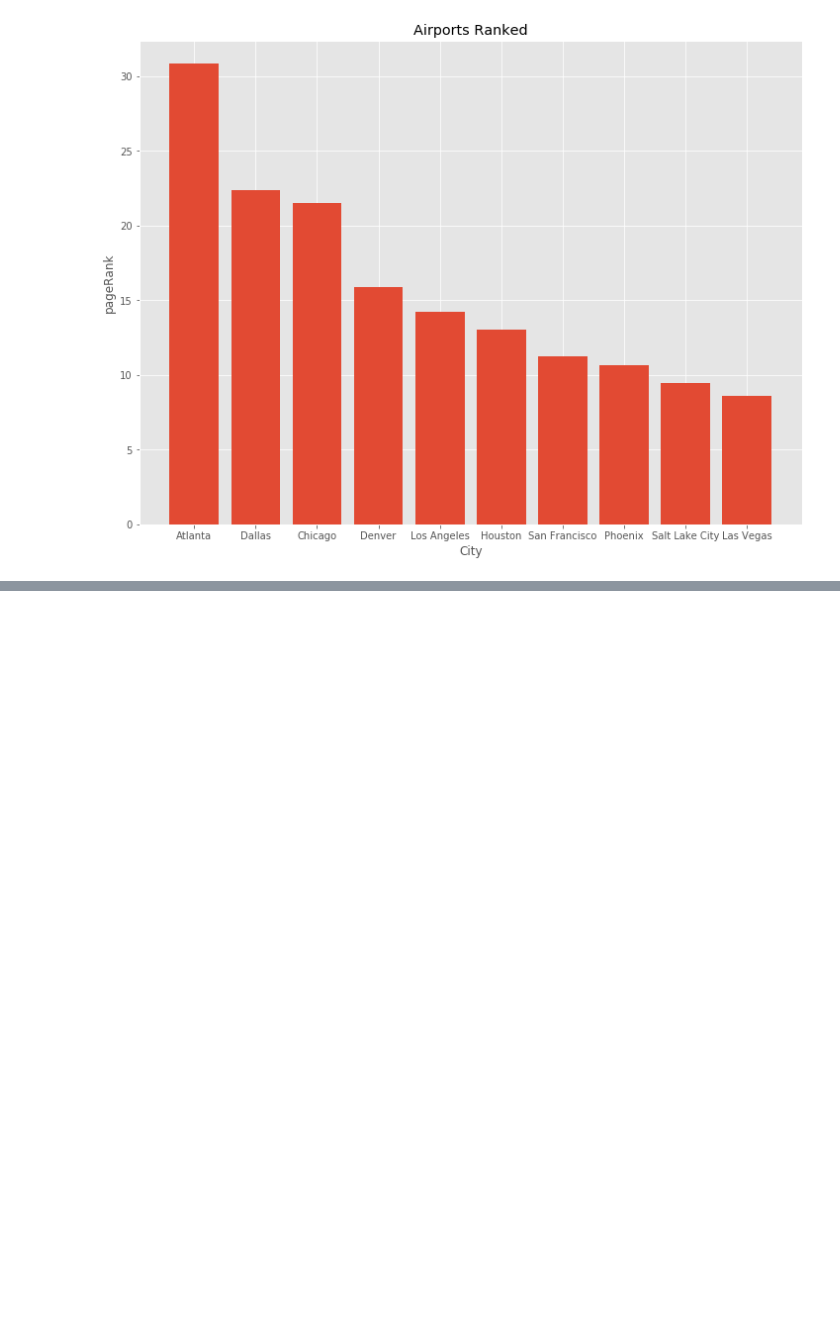
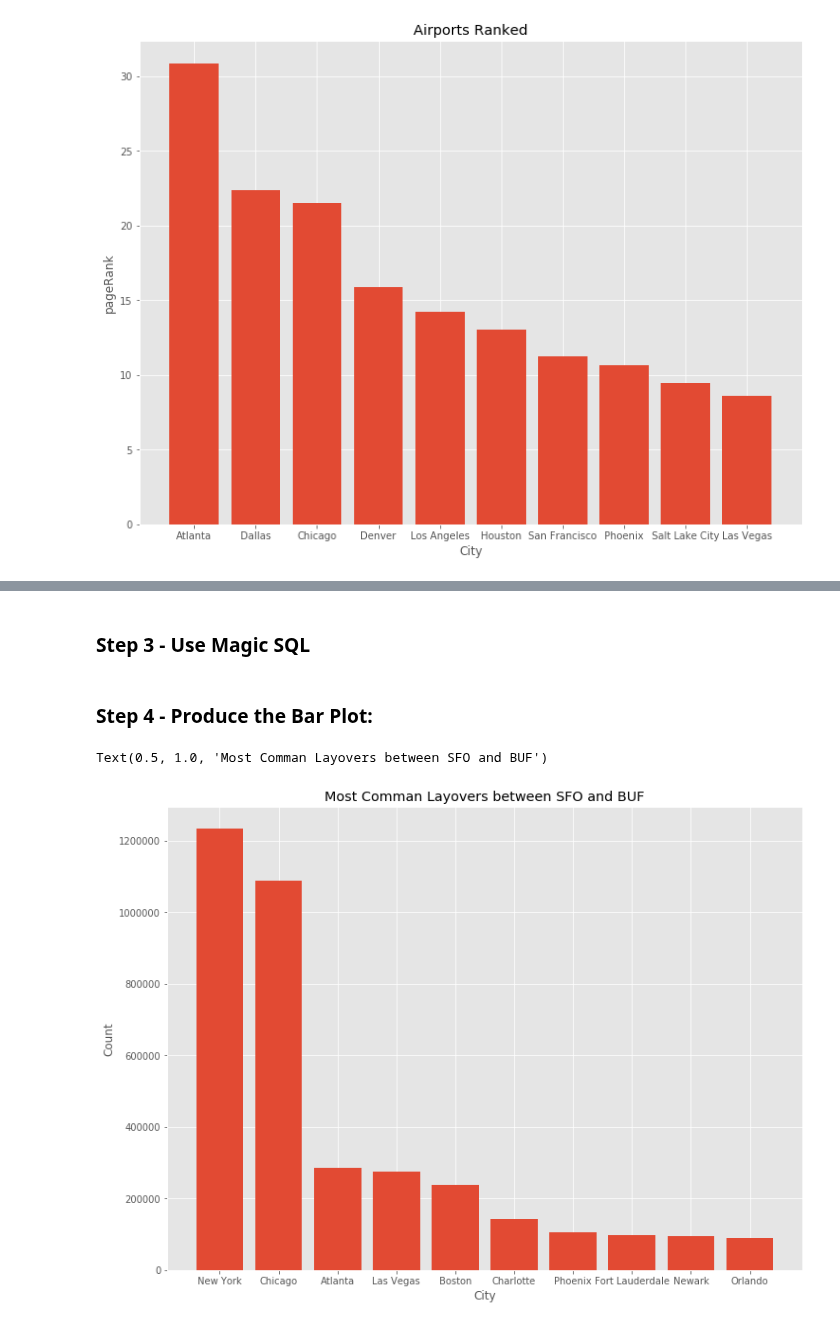
Before and after one commit to ylee9107/PySpark_myLearning, a Jupyter notebook: Project 7 - GraphFrames and Graph Theory/PySpark - GraphFrames and Graph Theory.ipynb, the cells around one changed output, grey strips where cells are left out. Drawn from its saved outputs; the diff is of its cells as text; code cells hidden in the pictures; blank space fills up the shorter version.

```diff
--- a/Project 7 - GraphFrames and Graph Theory/PySpark - GraphFrames and Graph Theory.ipynb
+++ b/Project 7 - GraphFrames and Graph Theory/PySpark - GraphFrames and Graph Theory.ipynb
@@ -793,0 +947,2 @@ Here it can be seen that Atlanta, Dallas and Chicago are the three top most rank
+# %% [markdown]
+### Step 3 - Use Magic SQL
@@ -793,0 +952,22 @@ Here it can be seen that Atlanta, Dallas and Chicago are the three top most rank
+# %% [markdown]
+### Step 4 - Produce the Bar Plot:
+# %%
+%%local
+
+# Import the required library and set to use ggplot:
+import matplotlib.pyplot as plt
+%matplotlib inline
+plt.style.use('ggplot')
+
+# Plot:
+fig = plt.figure(figsize=(12,9))
+ax = fig.add_subplot(1, 1, 1)
+ax.bar(
+    list(bar_plt['city']), list(bar_plt['count'])
+)
+ax.set_xlabel('City')
+ax.set_ylabel('Count')
+ax.set_title('Most Comman Layovers between SFO and BUF')
+# %% [output]
+Text(0.5, 1.0, 'Most Comman Layovers between SFO and BUF')
+[figure, added]
```
Also changed, not shown: parts of 14 cells of this notebook.
